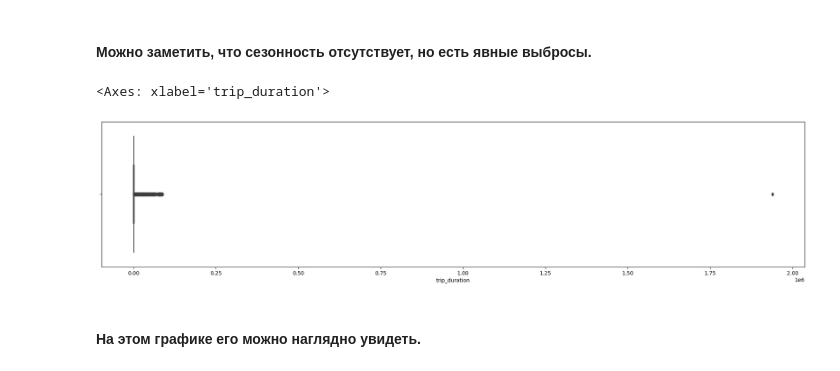
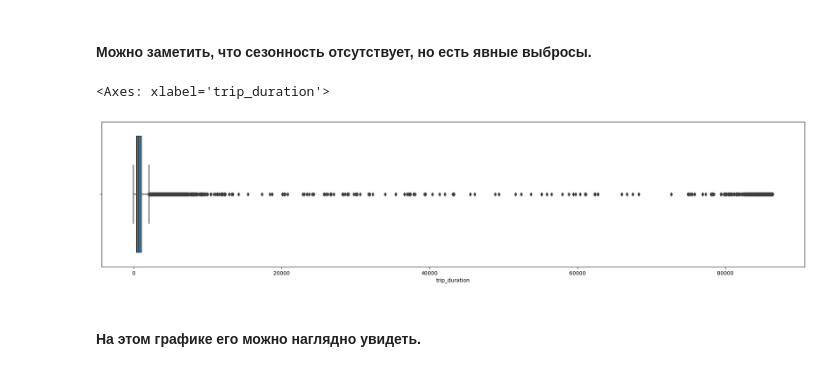
Before and after one commit to xrenvtomate/bigdata-project, a Jupyter notebook: notebooks/visualization.ipynb, the cells around one changed output. Drawn from its saved outputs; the diff is of its cells as text; code cells hidden in the pictures.

```diff
--- a/notebooks/visualization.ipynb
+++ b/notebooks/visualization.ipynb
@@ -110,10 +110,10 @@ df_dates.plot(x="dropoff_datetime", y="trip_duration", figsize=(20, 7))
 #### Можно заметить, что сезонность отсутствует, но есть явные выбросы.
 # %%
 plt.figure(figsize=(24,5))
-sns.boxplot(df, x="trip_duration")
+sns.boxplot(df[df['trip_duration'] < 1000000], x="trip_duration")
 # %% [output]
 <Axes: xlabel='trip_duration'>
-[figure, old version]
+[figure, new version]
 # %% [markdown]
 #### На этом графике его можно наглядно увидеть.
 # %%
```
Also changed, not shown: parts of 2 cells of this notebook, 2 other files.
